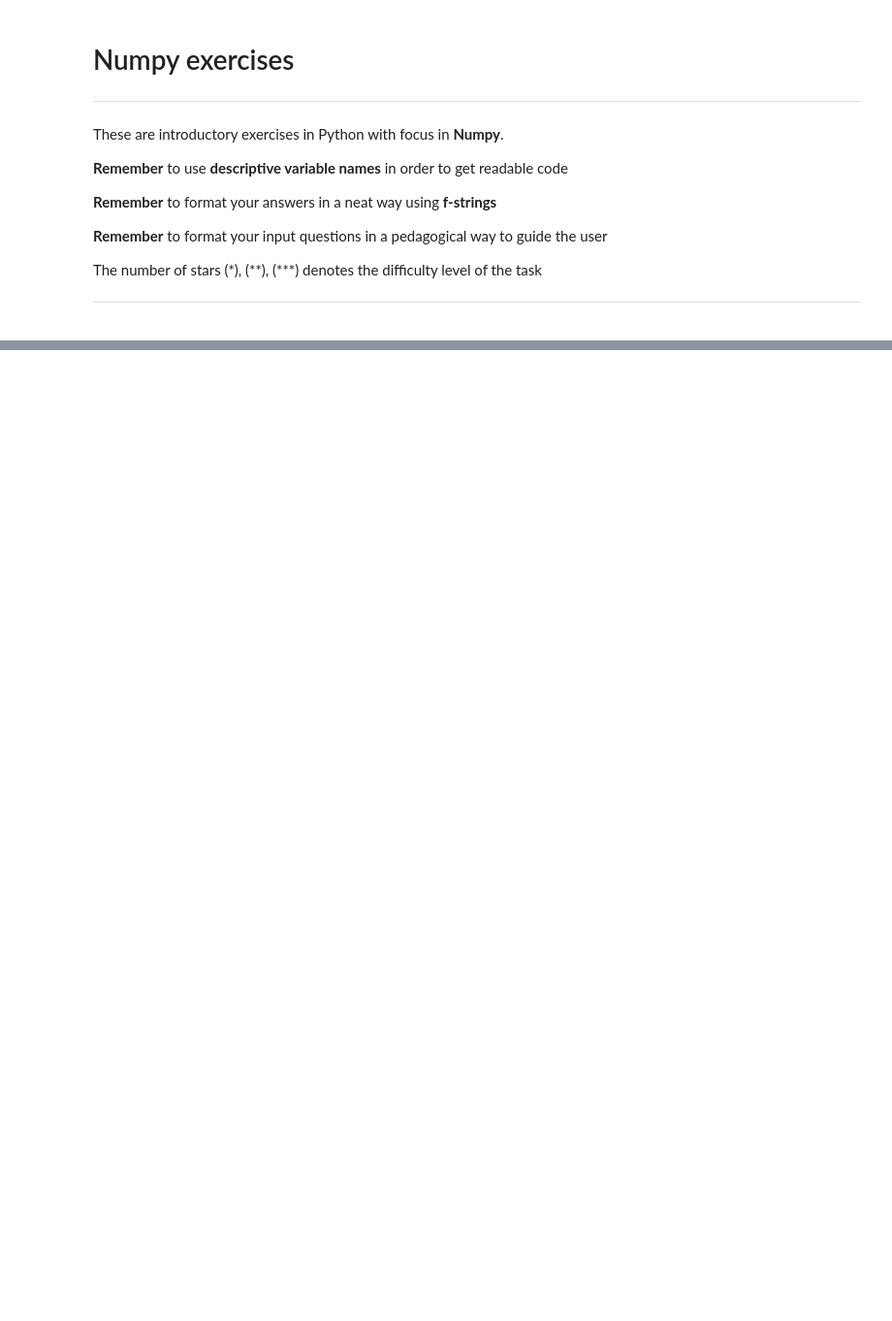
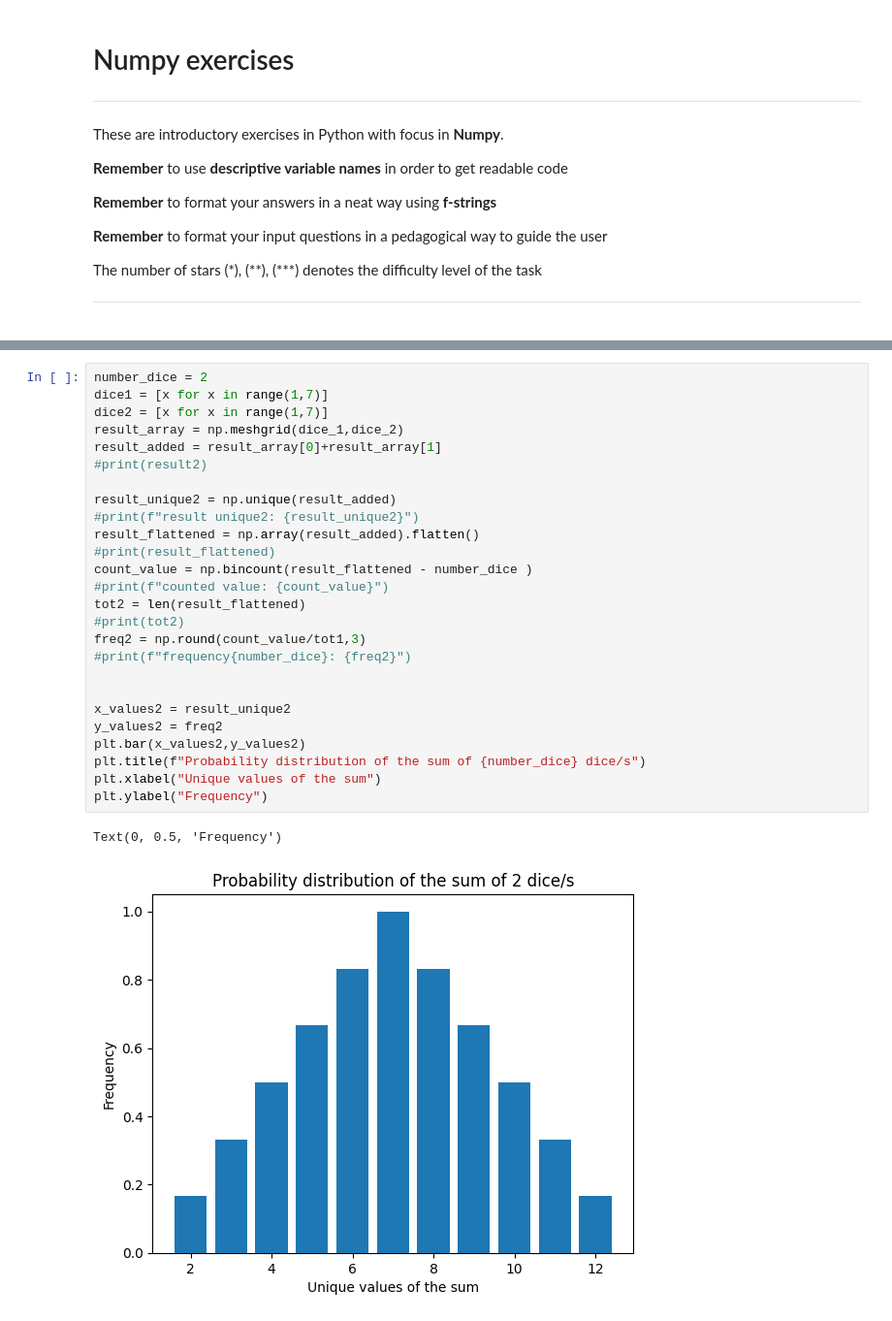
Before and after one commit to Siwenli0615/Siwen-ITHS-AI23, a Jupyter notebook: exercises/10_numpy.ipynb, the cells around one changed output, grey strips where cells are left out. Shown: that part at 97% size. Cells and saved outputs as stored; diff of their text form; blank space fills up the shorter version.

```diff
--- a/exercises/10_numpy.ipynb
+++ b/exercises/10_numpy.ipynb
@@ -203,0 +275,29 @@ print(count_value)
+# %%
+number_dice = 2
+dice1 = [x for x in range(1,7)]
+dice2 = [x for x in range(1,7)]
+result_array = np.meshgrid(dice_1,dice_2)
+result_added = result_array[0]+result_array[1]
+#print(result2)
+
+result_unique2 = np.unique(result_added)
+#print(f"result unique2: {result_unique2}")
+result_flattened = np.array(result_added).flatten()
+#print(result_flattened)
+count_value = np.bincount(result_flattened - number_dice )
+#print(f"counted value: {count_value}")
+tot2 = len(result_flattened)
+#print(tot2)
+freq2 = np.round(count_value/tot1,3)
+#print(f"frequency{number_dice}: {freq2}")
+
+
+x_values2 = result_unique2
+y_values2 = freq2
+plt.bar(x_values2,y_values2)
+plt.title(f"Probability distribution of the sum of {number_dice} dice/s")
+plt.xlabel("Unique values of the sum")
+plt.ylabel("Frequency")
+# %% [output]
+Text(0, 0.5, 'Frequency')
+[figure, added]
```
Also changed, not shown: parts of 13 cells of this notebook.
